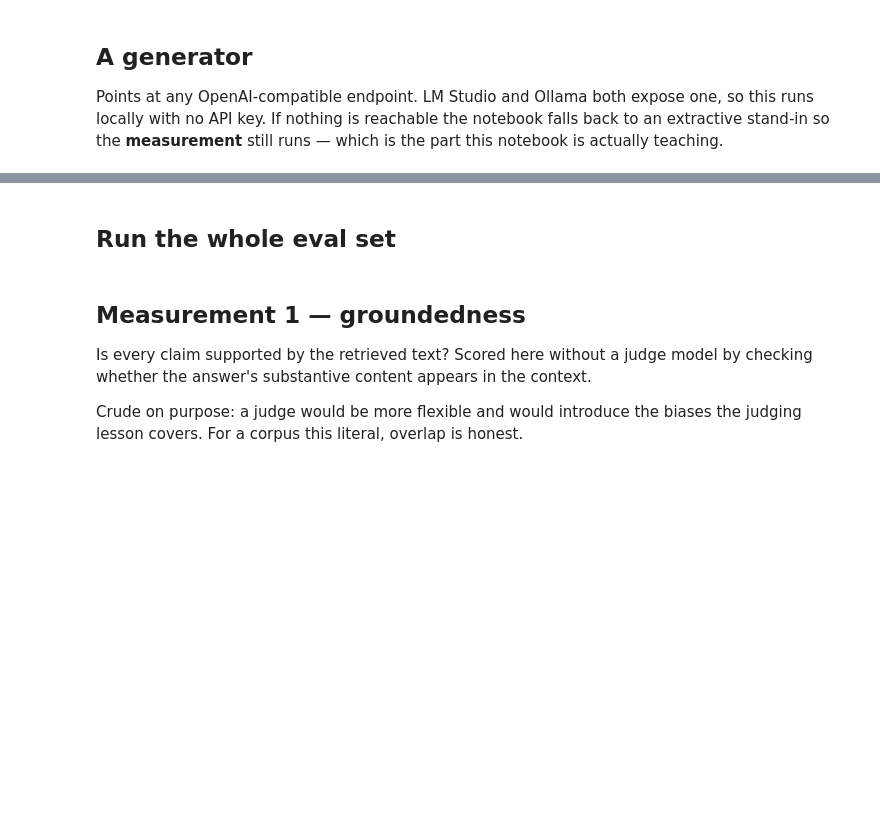
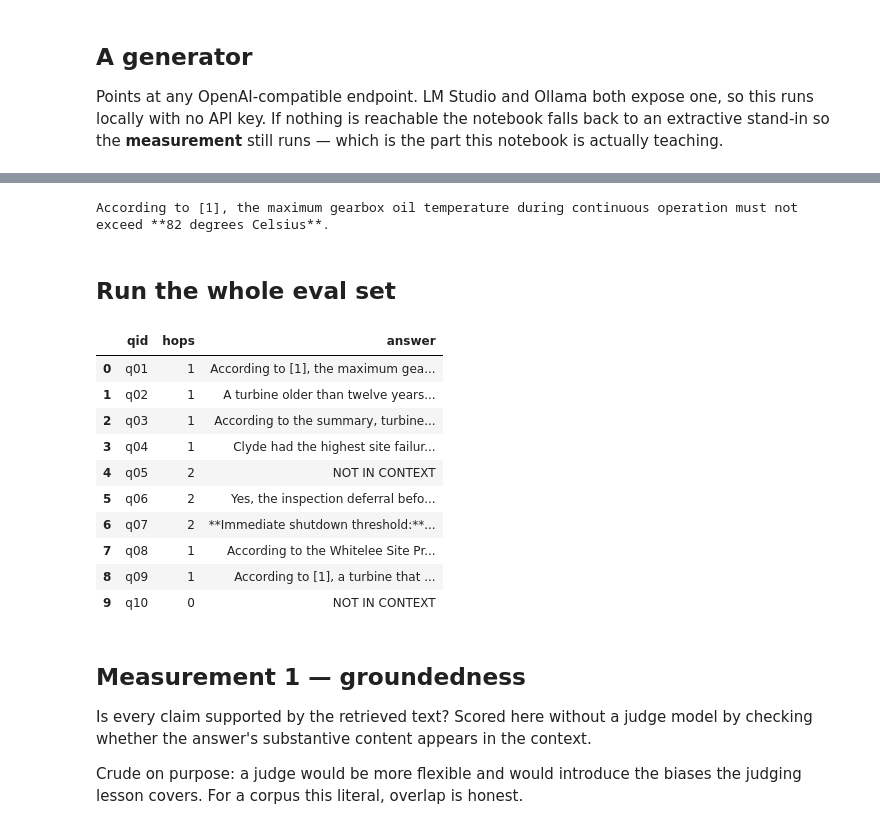
Before and after one commit to stylusnexus/deep-dive-ai-ml, a Jupyter notebook: notebooks/03-retrieval/03-grounded-answers.ipynb, the cells around one changed output, grey strips where cells are left out. Saved outputs shown, nothing was run; the diff lists cells and outputs as text; code cells hidden in the pictures; blank space fills up the shorter version.

```diff
--- a/notebooks/03-retrieval/03-grounded-answers.ipynb
+++ b/notebooks/03-retrieval/03-grounded-answers.ipynb
@@ -79,6 +85,7 @@ SYSTEM = (
 )
 
 FALLBACKS = []
+TRUNCATED = []
 
 def extractive(question, passages):
     # stand-in generator: the sentence most similar to the question, or a refusal
@@ -94,16 +101,24 @@ def ask_model(question, passages):
     ctx = "\n\n".join(f"[{i+1}] {p['text']}" for i, p in enumerate(passages))
     if not BASE:
         return extractive(question, passages)
-    body = _json.dumps({"model": MODEL, "temperature": 0, "max_tokens": 200,
+    # A reasoning model spends completion tokens thinking before it emits a
+    # word of the answer. A ceiling that only fits the answer returns an empty
+    # string with finish_reason="length" — which scores as a wrong answer and
+    # silently turns this into a measurement of the token budget.
+    body = _json.dumps({"model": MODEL, "temperature": 0, "max_tokens": 1500,
                         "messages": [{"role": "system", "content": SYSTEM},
                                      {"role": "user",
                                       "content": f"Context:\n{ctx}\n\nQuestion: {question}"}]}).encode()
     req = urllib.request.Request(f"{BASE}/chat/completions", data=body,
                                  headers={"Content-Type": "application/json"})
     try:
-        with urllib.request.urlopen(req, timeout=90) as r:
-            out = _json.loads(r.read())["choices"][0]["message"]["content"]
-        return re.sub(r"<think>.*?</think>", "", out, flags=re.S).strip()
+        with urllib.request.urlopen(req, timeout=180) as r:
+            choice = _json.loads(r.read())["choices"][0]
+        out = re.sub(r"<think>.*?</think>", "",
+                     choice["message"]["content"] or "", flags=re.S).strip()
+        if choice.get("finish_reason") == "length":
+            TRUNCATED.append((question[:40], len(out)))
+        return out
     except Exception as ex:
         # A slow or busy endpoint must not break the notebook. Fall back per call
         # and record it — the measurement is what this notebook teaches.
@@ -112,24 +127,42 @@ def ask_model(question, passages):
 
 demo_q = "What is the maximum gearbox oil temperature during continuous operation?"
 print(ask_model(demo_q, retrieve(demo_q)))
+# %% [output]
+According to [1], the maximum gearbox oil temperature during continuous operation must not exceed **82 degrees Celsius**.
 # %% [markdown]
 ## Run the whole eval set
 # %%
 results = []
 for e in EVAL:
     passages = retrieve(e["question"])
     answer = ask_model(e["question"], passages)
     results.append({"qid": e["qid"], "hops": e["hops"], "question": e["question"],
                     "answer": answer,
                     "retrieved_docs": sorted({p["chunk_id"].split("#")[0] for p in passages}),
                     "gold_docs": e["gold_docs"], "expected": e["answer"],
                     "context": "\n\n".join(p["text"] for p in passages)})
 res = pd.DataFrame(results)
 if FALLBACKS:
     print(f"note: {len(FALLBACKS)} of {len(EVAL)} calls fell back to the extractive "
           f"stand-in ({FALLBACKS[0][1]}). The measurement below is still valid; the")
     print("answers for those questions are extractive rather than generated.")
+if TRUNCATED:
+    print(f"note: {len(TRUNCATED)} of {len(EVAL)} answers hit the token ceiling "
+          "and were cut off. Raise max_tokens — a truncated answer scores as a")
+    print("wrong answer, so the diagnosis below would be measuring the budget.")
 res[["qid","hops","answer"]].head(10)
+# %% [output]
+|  | qid | hops | answer |
+| 0 | q01 | 1 | According to [1], the maximum gea... |
+| 1 | q02 | 1 | A turbine older than twelve years... |
+| 2 | q03 | 1 | According to the summary, turbine... |
+| 3 | q04 | 1 | Clyde had the highest site failur... |
+| 4 | q05 | 2 | NOT IN CONTEXT |
+| 5 | q06 | 2 | Yes, the inspection deferral befo... |
+| 6 | q07 | 2 | **Immediate shutdown threshold:**... |
+| 7 | q08 | 1 | According to the Whitelee Site Pr... |
+| 8 | q09 | 1 | According to [1], a turbine that ... |
+| 9 | q10 | 0 | NOT IN CONTEXT |
 # %% [markdown]
 ## Measurement 1 — groundedness
 
```
Also changed, not shown: parts of 8 cells of this notebook, 5 other files.
